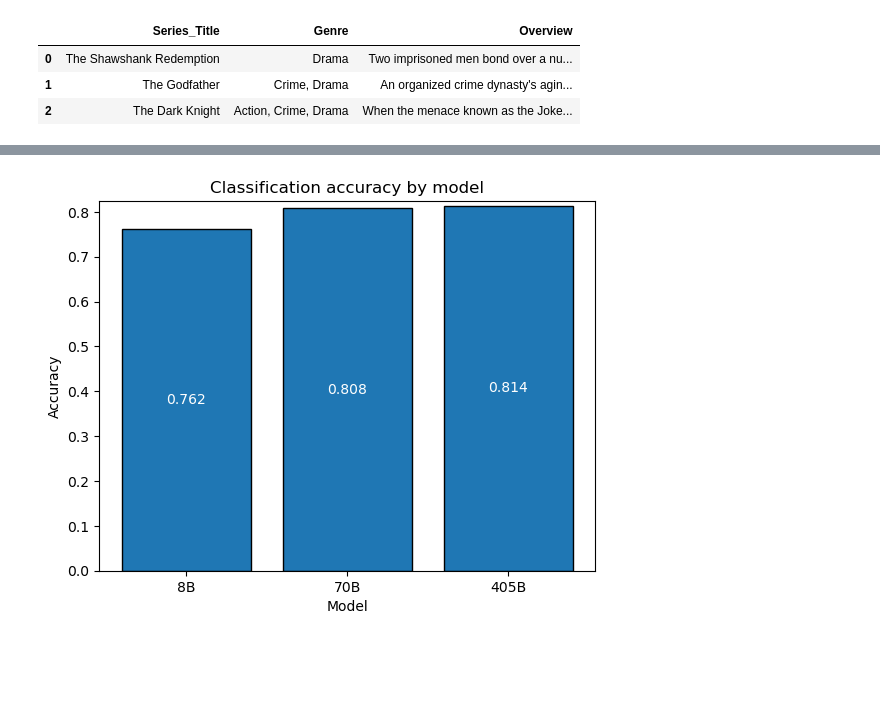
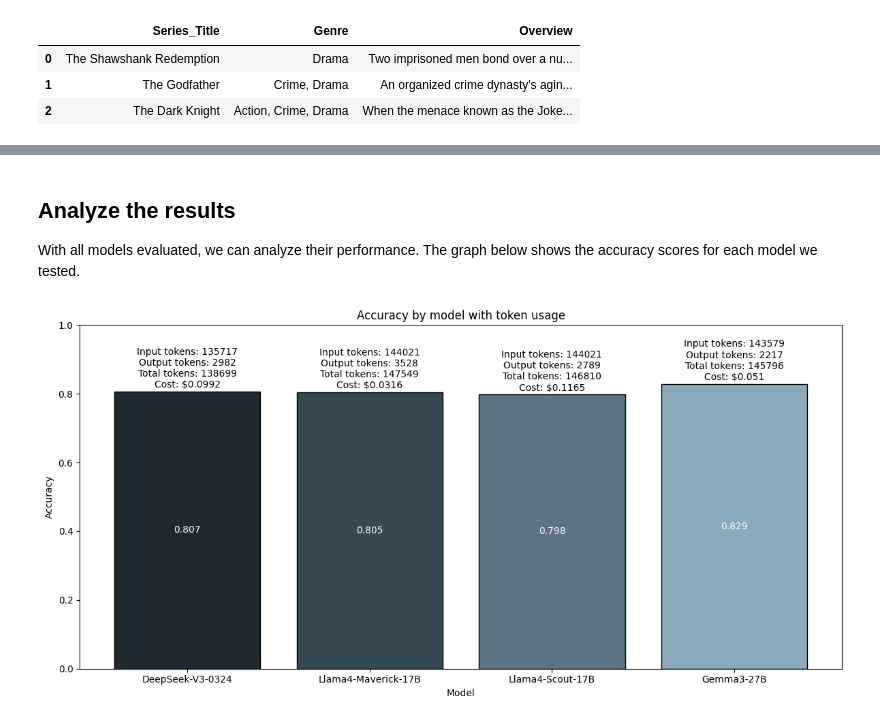
Before and after one commit to kluster-ai/klusterai-cookbook, a Jupyter notebook: examples/model-comparison.ipynb, the cells around one changed output, grey strips where cells are left out. Cells and saved outputs as stored; diff of their text form; code cells hidden in the pictures; blank space fills up the shorter version.

```diff
--- a/examples/model-comparison.ipynb
+++ b/examples/model-comparison.ipynb
@@ -295,0 +236,19 @@ This demonstrates how systematic evaluation can help make data-driven decisions
+# %%
+# Create batch job with completions endpoint
+def create_batch_job(file_id):
+  batch_job = client.batches.create(
+    input_file_id=file_id,
+    endpoint="/v1/chat/completions",
+    completion_window="24h"
+  )
+
+  print(f"Batch job created with ID {batch_job.id}")
+  return batch_job
+# %%
+batch_jobs = []
+
+# Loop through all batch files ID and start each job
+for batch_file in batch_files:
+    print(f"Creating batch job for file ID {batch_file.id}")
+    batch_job = create_batch_job(batch_file.id)
+    batch_jobs.append(batch_job)
@@ -296,19 +393,47 @@ This demonstrates how systematic evaluation can help make data-driven decisions
+# %% [markdown]
+## Analyze the results
+
+With all models evaluated, we can analyze their performance. The graph below shows the accuracy scores for each model we tested.
 # %%
-# Calculate accuracy for each model
+# Calculate accuracy
 accuracies = {}
-for name, _ in models.items():
-    accuracy = df.apply(lambda row: row[f'{name}_genre'] in row['Genre'].split(', '), axis=1).mean()
-    accuracies[name] = accuracy
+for model in models:
+    accuracy = df.apply(lambda row: row[f'{model}_genre'] in row['Genre'].split(', '), axis=1).mean()
+    accuracies[model] = accuracy
 
-# Create the bar plot
-fig, ax = plt.subplots()
-bars = ax.bar(accuracies.keys(), accuracies.values(), edgecolor='black')
+# Plot colors
+colors = ['#1E2A30', '#354953', '#5C7482', '#8AA9BB']
+
+# Create plot
+fig, ax = plt.subplots(figsize=(12, 6))
+bars = ax.bar(accuracies.keys(), accuracies.values(), color=colors, edgecolor='black')
 ax.bar_label(bars, label_type='center', color='white', fmt="%.3f")
-ax.set_ylim(0, max(accuracies.values())+ 0.01)
+
+# Add token usage as text above bars
+for bar, model in zip(bars, accuracies.keys()):
+    prompt_tokens = token_usage[model]['total_prompt_tokens']
+    completion_tokens = token_usage[model]['total_completion_tokens']
+    cost = token_usage[model]['total_cost_usd']
+
+    # Positioning text above the bar
+    height = bar.get_height()
+    ax.text(
+        bar.get_x() + bar.get_width() / 2,
+        height + 0.005,
+        f"Input tokens: {prompt_tokens}\nOutput tokens: {completion_tokens}\nTotal tokens: {prompt_tokens+completion_tokens}\nCost: ${cost}",
+        ha='center',
+        va='bottom',
+        fontsize=10,
+        color='black'
+    )
+
+# Labels and title
+ax.set_ylim(0, 1)
 ax.set_xlabel('Model')
 ax.set_ylabel('Accuracy')
+ax.set_title('Accuracy by model with token usage')
 
-ax.set_title('Classification accuracy by model')
+plt.tight_layout()
 plt.show()
 # %% [output]
-[figure, old version]
+[figure, new version]
```
Also changed, not shown: parts of 51 cells of this notebook, 14 other files.
